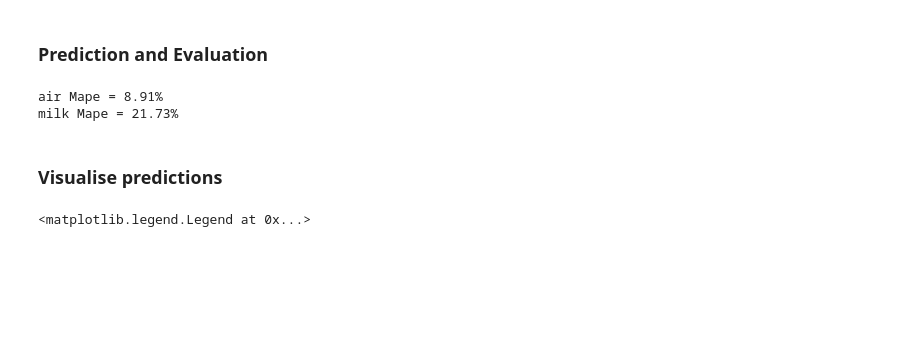
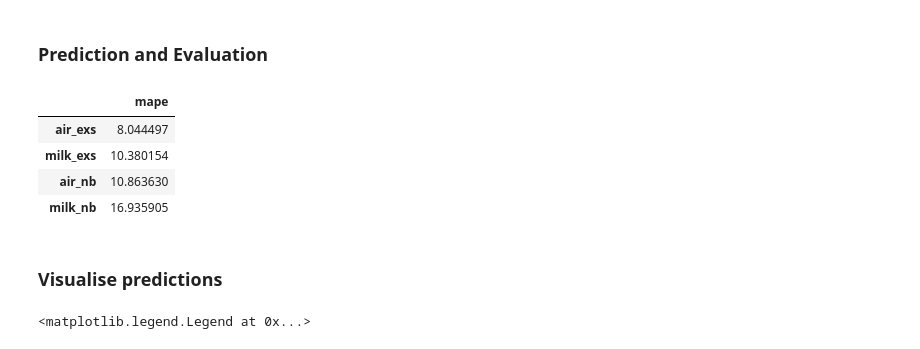
Before and after one commit to montgoz007/darts-time-series, a Jupyter notebook: dart_ts_airPass.ipynb, the cells around one changed output. Saved outputs shown, nothing was run; the diff lists cells and outputs as text; code cells hidden in the pictures; blank space fills up the shorter version.

```diff
--- a/dart_ts_airPass.ipynb
+++ b/dart_ts_airPass.ipynb
@@ -79,14 +102,30 @@ model_loaded
 # %% [markdown]
 ### Prediction and Evaluation
-# %%
-from darts.metrics import mape
-pred_air = model.predict(n = 36, series = air_series_train)
-pred_milk = model.predict(n =36, series = milk_series_train)
-print("air Mape = {:.2f}%".format(mape(air_series_scaled , pred_air)))
-print("milk Mape = {:.2f}%".format(mape(milk_series_scaled , pred_milk)))
-# %% [output]
-air Mape = 8.91%
-milk Mape = 21.73%
+# %%
+from darts.metrics import mape
+#perf_dict = dict()
+# Create model
+exs_model = ExponentialSmoothing()
+# Fit exp smooth - air
+exs_model.fit(air_series_train)
+pred_air_exs = exs_model.predict(n = 36)
+perf_dict['air_exs'] = {
+    'mape':mape(air_series_scaled , pred_air_exs)
+    }
+# Fit exp smooth - milk
+exs_model.fit(milk_series_train)
+pred_milk_exs = exs_model.predict(n = 36)
+perf_dict['milk_exs'] = {
+    'mape':mape(milk_series_scaled , pred_milk_exs)
+    }
+# View perf dict
+pd.DataFrame(perf_dict).T.sort_values('mape')
+# %% [output]
+|  | mape |
+| air_exs | 8.044497 |
+| milk_exs | 10.380154 |
+| air_nb | 10.863630 |
+| milk_nb | 16.935905 |
 # %% [markdown]
 ### Visualise predictions
 # %%
```
Also changed, not shown: parts of 3 cells of this notebook.
